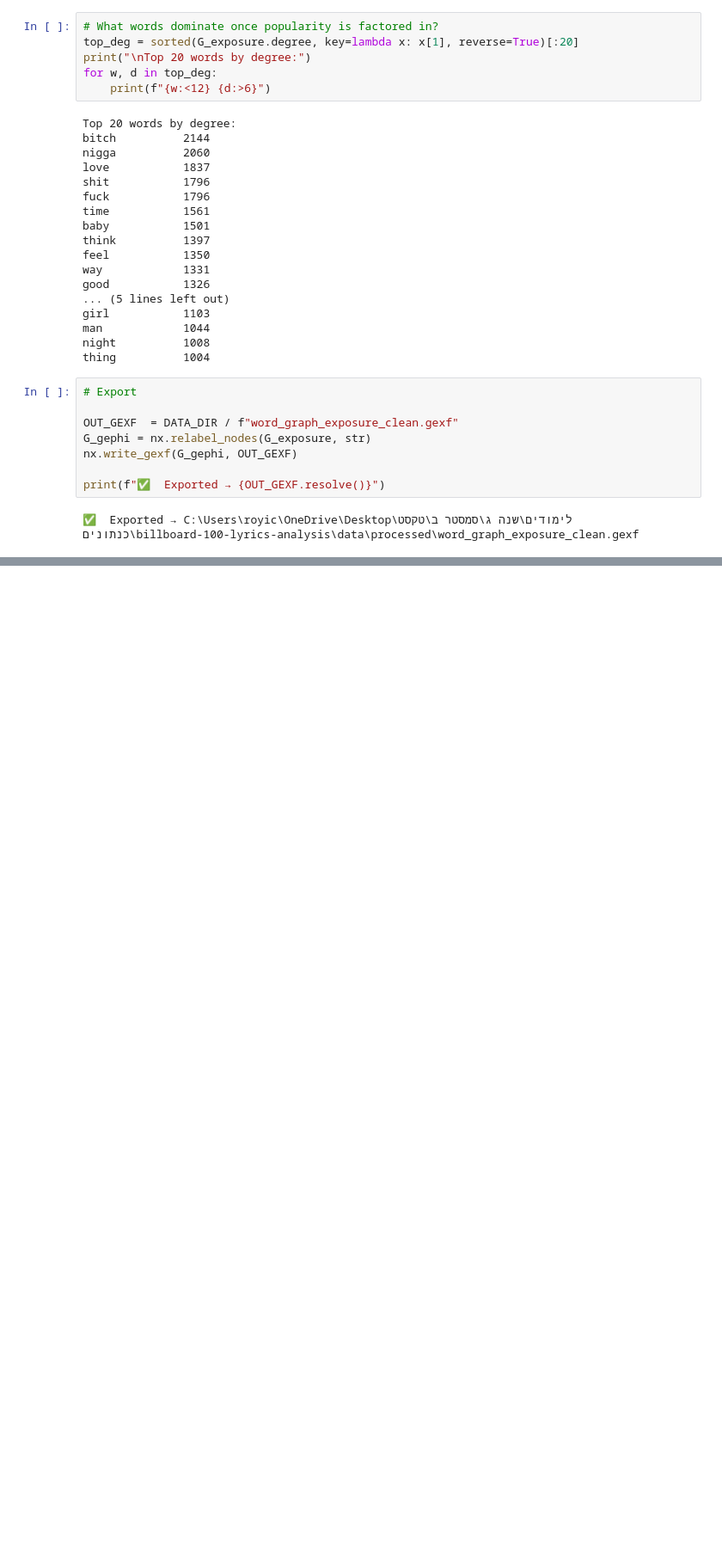
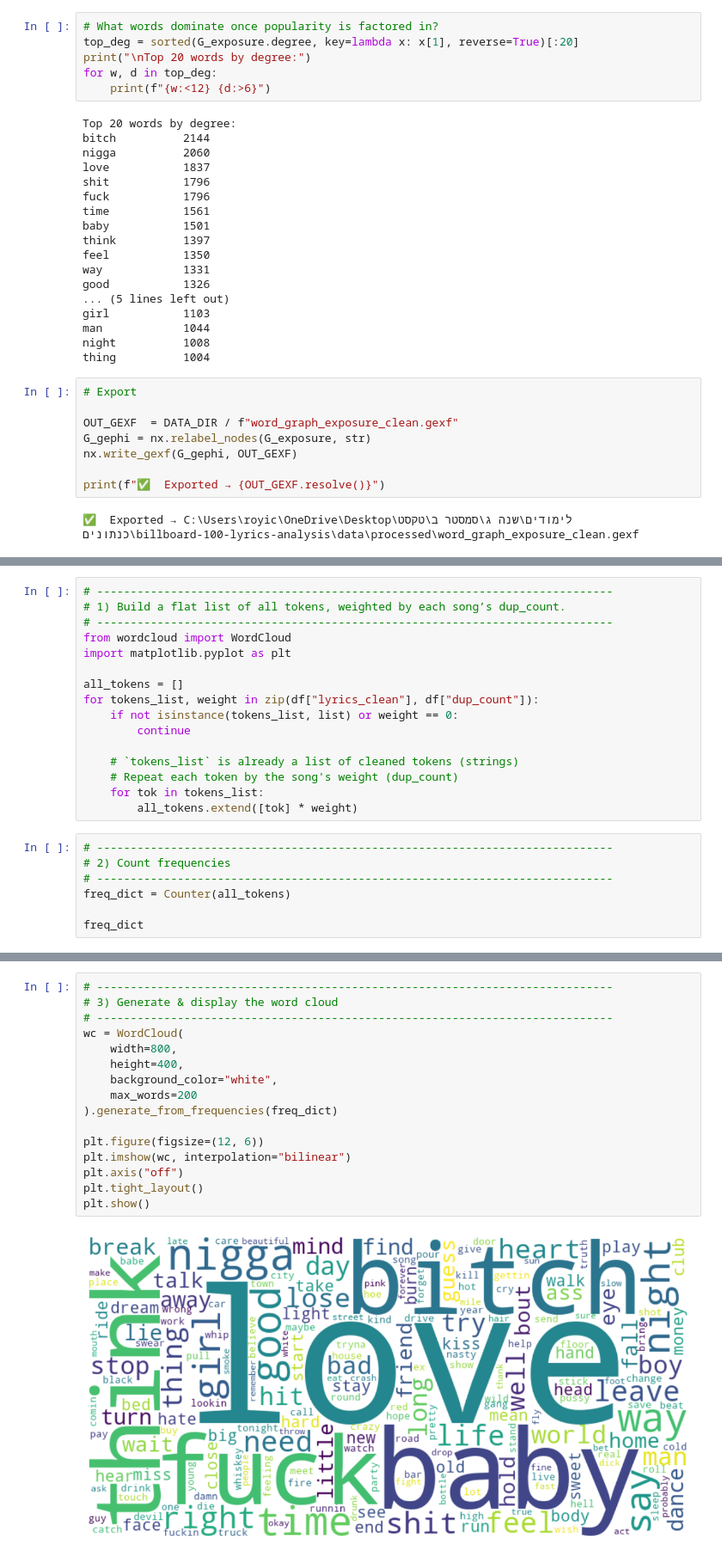
Before and after one commit to RoyiKatz1/billboard-100-lyrics-analysis, a Jupyter notebook: notebooks/word_graph.ipynb, the cells around one changed output, grey strips where cells are left out. Shown: that part at 86% size. Cells and saved outputs as stored; diff of their text form; blank space fills up the shorter version.

```diff
--- a/notebooks/word_graph.ipynb
+++ b/notebooks/word_graph.ipynb
@@ -227,0 +299,23 @@ print(f"✅  Exported → {OUT_GEXF.resolve()}")
+# %%
+# -----------------------------------------------------------------------------
+# 1) Build a flat list of all tokens, weighted by each song’s dup_count.
+# -----------------------------------------------------------------------------
+from wordcloud import WordCloud
+import matplotlib.pyplot as plt
+
+all_tokens = []
+for tokens_list, weight in zip(df["lyrics_clean"], df["dup_count"]):
+    if not isinstance(tokens_list, list) or weight == 0:
+        continue
+
+    # `tokens_list` is already a list of cleaned tokens (strings)
+    # Repeat each token by the song's weight (dup_count)
+    for tok in tokens_list:
+        all_tokens.extend([tok] * weight)
+# %%
+# -----------------------------------------------------------------------------
+# 2) Count frequencies
+# -----------------------------------------------------------------------------
+freq_dict = Counter(all_tokens)
+
+freq_dict
@@ -227,0 +340,18 @@ print(f"✅  Exported → {OUT_GEXF.resolve()}")
+# %%
+# -----------------------------------------------------------------------------
+# 3) Generate & display the word cloud
+# -----------------------------------------------------------------------------
+wc = WordCloud(
+    width=800,
+    height=400,
+    background_color="white",
+    max_words=200
+).generate_from_frequencies(freq_dict)
+
+plt.figure(figsize=(12, 6))
+plt.imshow(wc, interpolation="bilinear")
+plt.axis("off")
+plt.tight_layout()
+plt.show()
+# %% [output]
+[figure, added]
```
Also changed, not shown: parts of 12 cells of this notebook, 7 other files.
